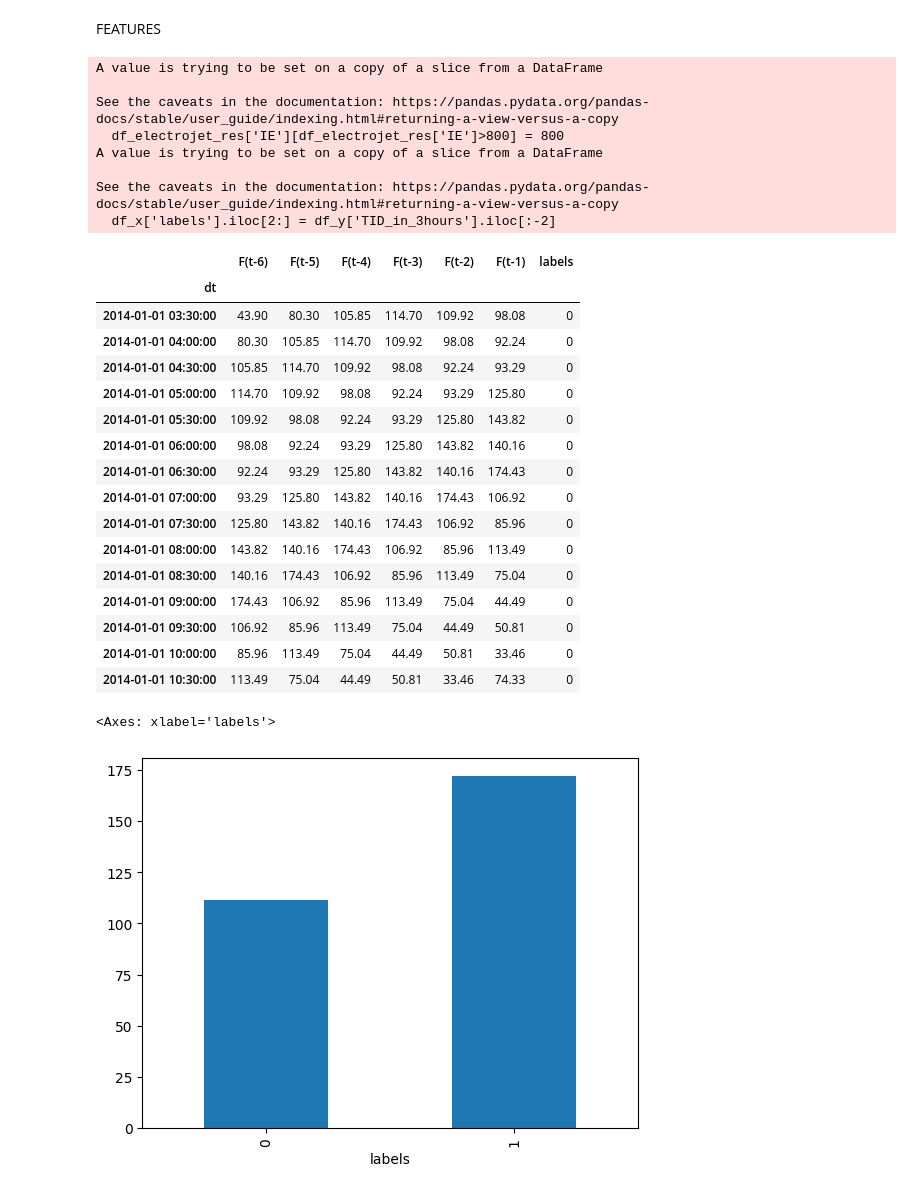
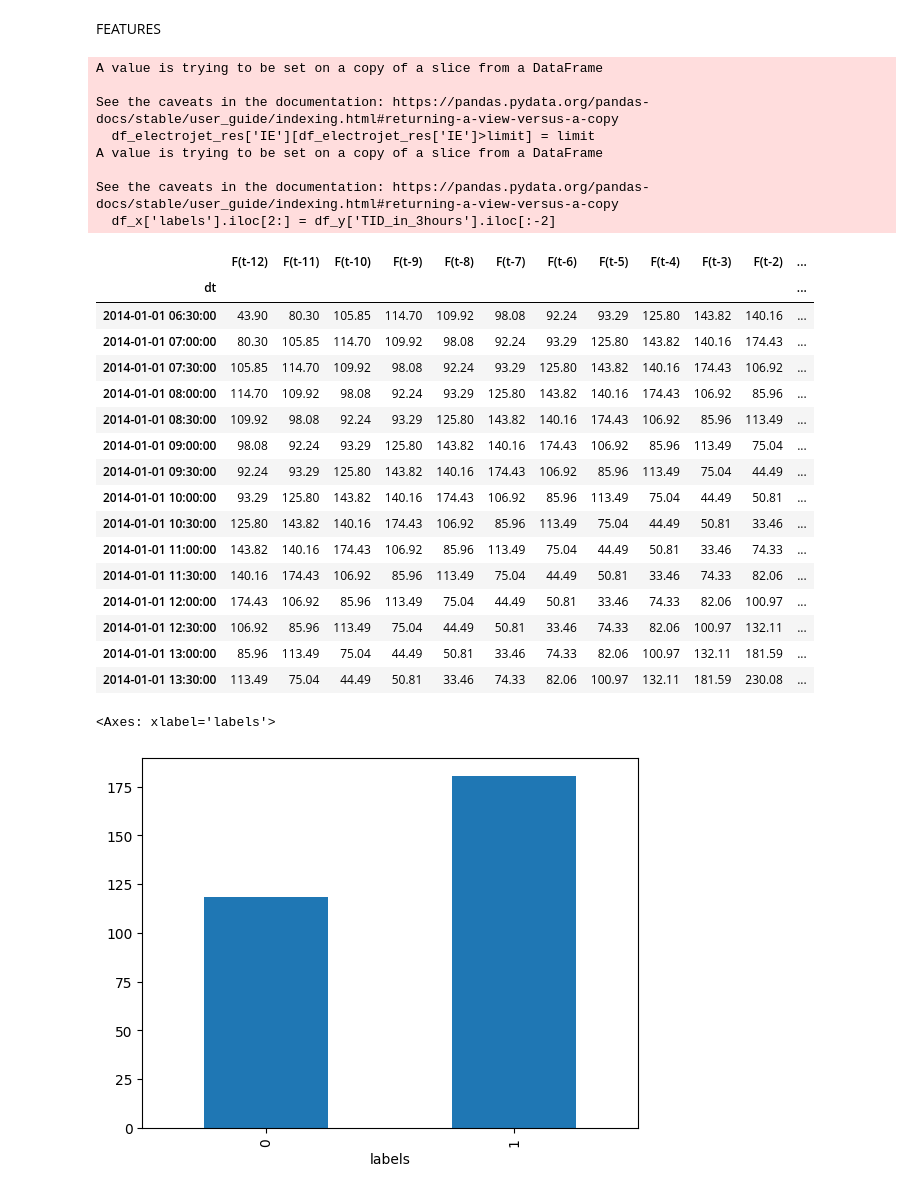
Before and after one commit to danielefak/BNL-Dirichlet, a Jupyter notebook: TID_analysis_and_dataset_creation.ipynb, the cells around one changed output. Cells and saved outputs as stored; diff of their text form; code cells hidden in the pictures.

```diff
--- a/TID_analysis_and_dataset_creation.ipynb
+++ b/TID_analysis_and_dataset_creation.ipynb
@@ -169,58 +169,59 @@ df_y['TID_in_3hours'].groupby(df_y["TID_in_3hours"]).count().plot(kind="bar")
 FEATURES
 # %%
 df_x = pd.DataFrame()
-back_steps = 6
+back_steps = 12
+limit = 1500
 
-df_electrojet_res['IE'][df_electrojet_res['IE']>800] = 800
+df_electrojet_res['IE'][df_electrojet_res['IE']>limit] = limit
 for i in range(back_steps):
   df_x['F(t-' + str(back_steps- i)+')'] = df_electrojet_res['IE'].shift(periods= back_steps- i-1)
 
 
 df_x['labels'] = 0
 df_x['labels'].iloc[2:] = df_y['TID_in_3hours'].iloc[:-2]
 
 df_x.index = df_x.index + pd.DateOffset(hours=1)
 
 df_ML = df_x.iloc[back_steps -1 :]
 
 
 from pathlib import Path
 filepath = Path('/content/gdrive/Shareddrives/T-FORSE/ML_Dataset.csv')
 filepath.parent.mkdir(parents=True, exist_ok=True)
 df_ML.to_csv(filepath)
 df_ML = df_ML.round(2)
 df_ML.head(15)
 # %% [output]
 A value is trying to be set on a copy of a slice from a DataFrame
 
 See the caveats in the documentation: https://pandas.pydata.org/pandas-docs/stable/user_guide/indexing.html#returning-a-view-versus-a-copy
-  df_electrojet_res['IE'][df_electrojet_res['IE']>800] = 800
+  df_electrojet_res['IE'][df_electrojet_res['IE']>limit] = limit
 A value is trying to be set on a copy of a slice from a DataFrame
 
 See the caveats in the documentation: https://pandas.pydata.org/pandas-docs/stable/user_guide/indexing.html#returning-a-view-versus-a-copy
   df_x['labels'].iloc[2:] = df_y['TID_in_3hours'].iloc[:-2]
-|  | F(t-6) | F(t-5) | F(t-4) | F(t-3) | F(t-2) | F(t-1) | labels |
-| dt |  |  |  |  |  |  |  |
-| 2014-01-01 03:30:00 | 43.90 | 80.30 | 105.85 | 114.70 | 109.92 | 98.08 | 0 |
-| 2014-01-01 04:00:00 | 80.30 | 105.85 | 114.70 | 109.92 | 98.08 | 92.24 | 0 |
-| 2014-01-01 04:30:00 | 105.85 | 114.70 | 109.92 | 98.08 | 92.24 | 93.29 | 0 |
-| 2014-01-01 05:00:00 | 114.70 | 109.92 | 98.08 | 92.24 | 93.29 | 125.80 | 0 |
-| 2014-01-01 05:30:00 | 109.92 | 98.08 | 92.24 | 93.29 | 125.80 | 143.82 | 0 |
-| 2014-01-01 06:00:00 | 98.08 | 92.24 | 93.29 | 125.80 | 143.82 | 140.16 | 0 |
-| 2014-01-01 06:30:00 | 92.24 | 93.29 | 125.80 | 143.82 | 140.16 | 174.43 | 0 |
-| 2014-01-01 07:00:00 | 93.29 | 125.80 | 143.82 | 140.16 | 174.43 | 106.92 | 0 |
-| 2014-01-01 07:30:00 | 125.80 | 143.82 | 140.16 | 174.43 | 106.92 | 85.96 | 0 |
-| 2014-01-01 08:00:00 | 143.82 | 140.16 | 174.43 | 106.92 | 85.96 | 113.49 | 0 |
-| 2014-01-01 08:30:00 | 140.16 | 174.43 | 106.92 | 85.96 | 113.49 | 75.04 | 0 |
-| 2014-01-01 09:00:00 | 174.43 | 106.92 | 85.96 | 113.49 | 75.04 | 44.49 | 0 |
-| 2014-01-01 09:30:00 | 106.92 | 85.96 | 113.49 | 75.04 | 44.49 | 50.81 | 0 |
-| 2014-01-01 10:00:00 | 85.96 | 113.49 | 75.04 | 44.49 | 50.81 | 33.46 | 0 |
-| 2014-01-01 10:30:00 | 113.49 | 75.04 | 44.49 | 50.81 | 33.46 | 74.33 | 0 |
+|  | F(t-12) | F(t-11) | F(t-10) | F(t-9) | F(t-8) | F(t-7) | F(t-6) | F(t-5) | F(t-4) | F(t-3) | F(t-2) | ... |
+| dt |  |  |  |  |  |  |  |  |  |  |  | ... |
+| 2014-01-01 06:30:00 | 43.90 | 80.30 | 105.85 | 114.70 | 109.92 | 98.08 | 92.24 | 93.29 | 125.80 | 143.82 | 140.16 | ... |
+| 2014-01-01 07:00:00 | 80.30 | 105.85 | 114.70 | 109.92 | 98.08 | 92.24 | 93.29 | 125.80 | 143.82 | 140.16 | 174.43 | ... |
+| 2014-01-01 07:30:00 | 105.85 | 114.70 | 109.92 | 98.08 | 92.24 | 93.29 | 125.80 | 143.82 | 140.16 | 174.43 | 106.92 | ... |
+| 2014-01-01 08:00:00 | 114.70 | 109.92 | 98.08 | 92.24 | 93.29 | 125.80 | 143.82 | 140.16 | 174.43 | 106.92 | 85.96 | ... |
+| 2014-01-01 08:30:00 | 109.92 | 98.08 | 92.24 | 93.29 | 125.80 | 143.82 | 140.16 | 174.43 | 106.92 | 85.96 | 113.49 | ... |
+| 2014-01-01 09:00:00 | 98.08 | 92.24 | 93.29 | 125.80 | 143.82 | 140.16 | 174.43 | 106.92 | 85.96 | 113.49 | 75.04 | ... |
+| 2014-01-01 09:30:00 | 92.24 | 93.29 | 125.80 | 143.82 | 140.16 | 174.43 | 106.92 | 85.96 | 113.49 | 75.04 | 44.49 | ... |
+| 2014-01-01 10:00:00 | 93.29 | 125.80 | 143.82 | 140.16 | 174.43 | 106.92 | 85.96 | 113.49 | 75.04 | 44.49 | 50.81 | ... |
+| 2014-01-01 10:30:00 | 125.80 | 143.82 | 140.16 | 174.43 | 106.92 | 85.96 | 113.49 | 75.04 | 44.49 | 50.81 | 33.46 | ... |
+| 2014-01-01 11:00:00 | 143.82 | 140.16 | 174.43 | 106.92 | 85.96 | 113.49 | 75.04 | 44.49 | 50.81 | 33.46 | 74.33 | ... |
+| 2014-01-01 11:30:00 | 140.16 | 174.43 | 106.92 | 85.96 | 113.49 | 75.04 | 44.49 | 50.81 | 33.46 | 74.33 | 82.06 | ... |
+| 2014-01-01 12:00:00 | 174.43 | 106.92 | 85.96 | 113.49 | 75.04 | 44.49 | 50.81 | 33.46 | 74.33 | 82.06 | 100.97 | ... |
+| 2014-01-01 12:30:00 | 106.92 | 85.96 | 113.49 | 75.04 | 44.49 | 50.81 | 33.46 | 74.33 | 82.06 | 100.97 | 132.11 | ... |
+| 2014-01-01 13:00:00 | 85.96 | 113.49 | 75.04 | 44.49 | 50.81 | 33.46 | 74.33 | 82.06 | 100.97 | 132.11 | 181.59 | ... |
+| 2014-01-01 13:30:00 | 113.49 | 75.04 | 44.49 | 50.81 | 33.46 | 74.33 | 82.06 | 100.97 | 132.11 | 181.59 | 230.08 | ... |
 # %%
 df_ML['F(t-1)'].groupby(df_ML["labels"]).mean().plot(kind="bar")
 # %% [output]
 <Axes: xlabel='labels'>
-[figure, old version]
+[figure, new version]
 # %%
 df_ML['F(t-1)'].round(0)[df_ML['labels'] == 1].plot.hist(bins=50, alpha=0.5)
 # %% [output]
```
Also changed, not shown: parts of 6 cells of this notebook.
